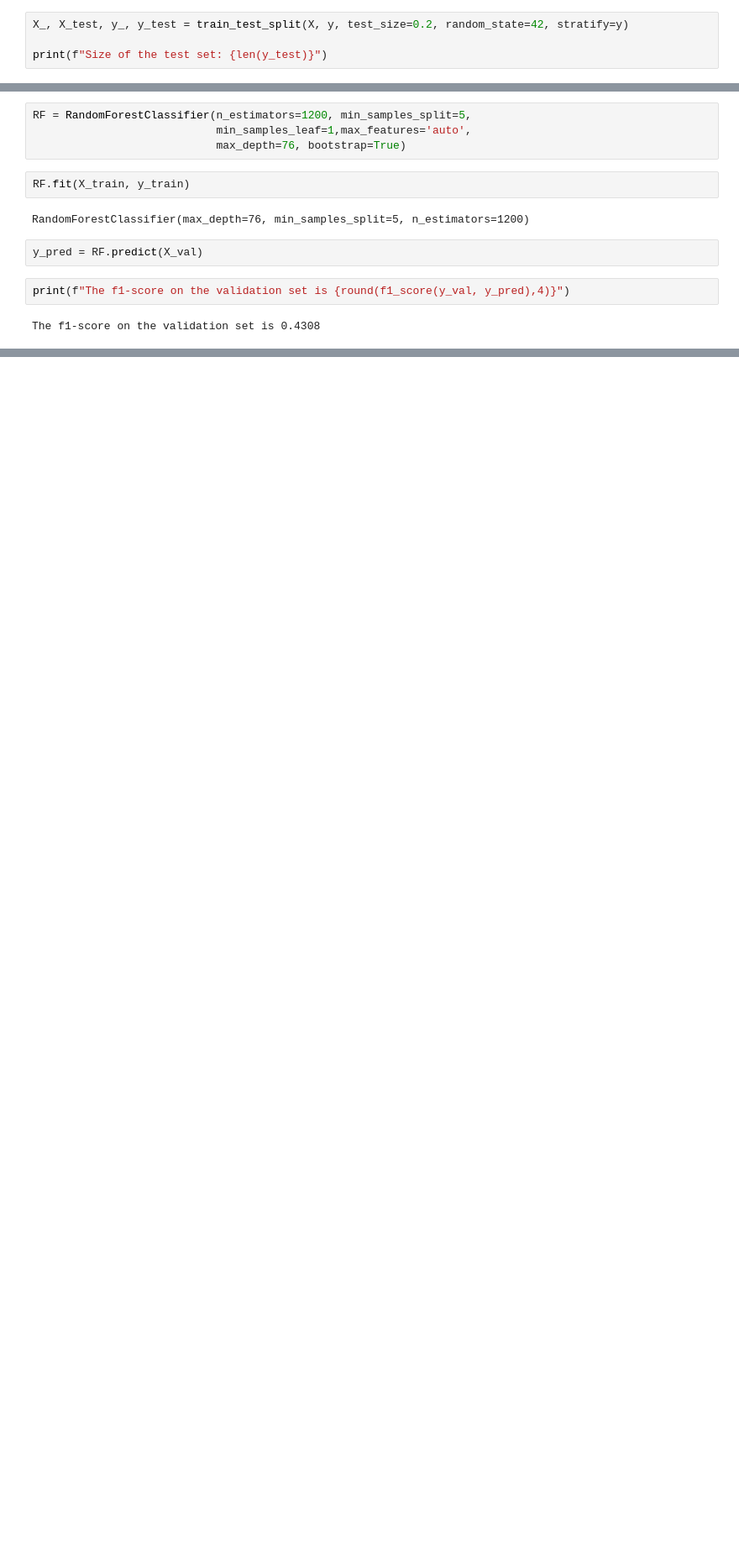
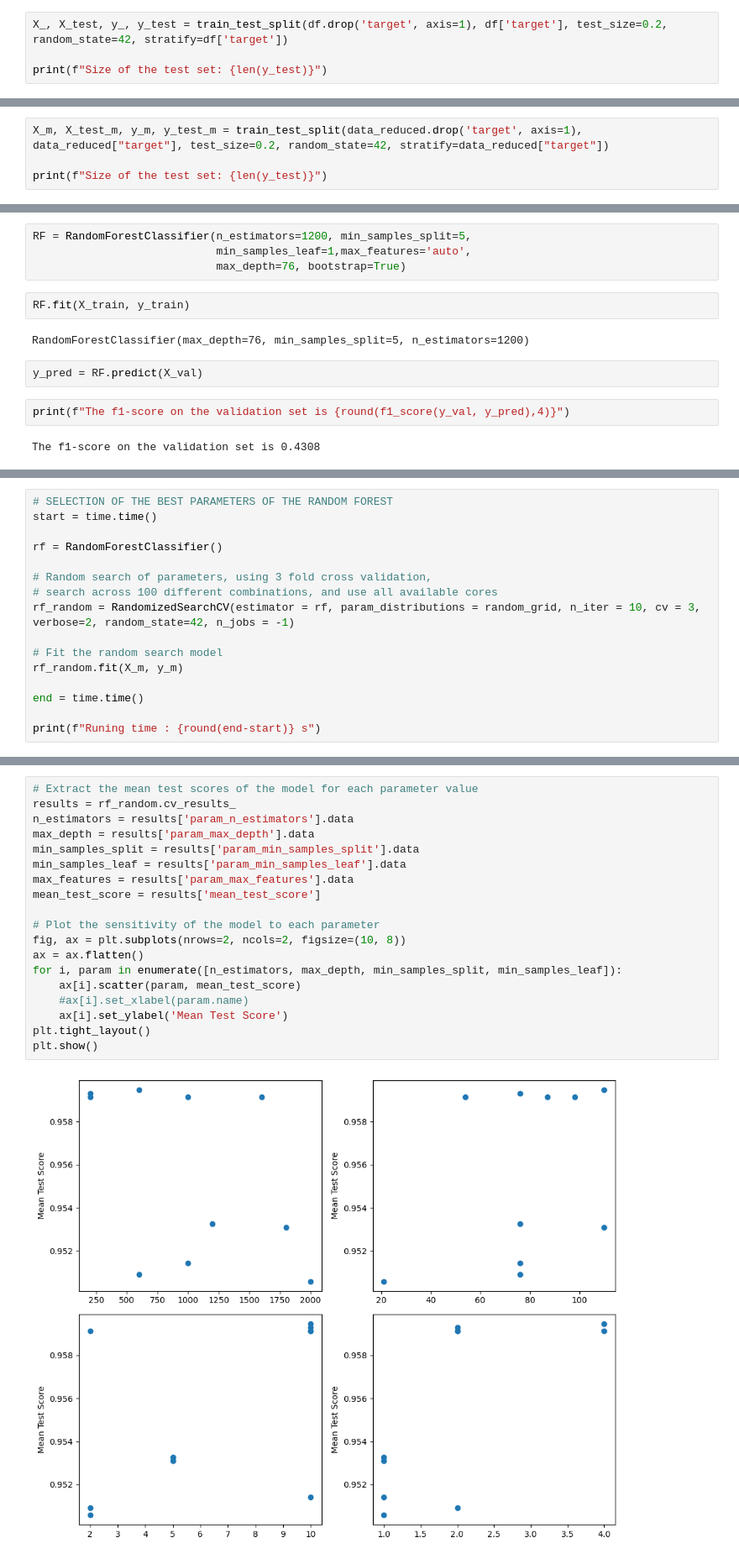
Before and after one commit to Anouar7768/MLNS_molecule_toxicity_detection, a Jupyter notebook: notebooks/Model.ipynb, the cells around one changed output, grey strips where cells are left out. Shown: that part at 84% size. Saved outputs shown, nothing was run; the diff lists cells and outputs as text; blank space fills up the shorter version.

```diff
--- a/notebooks/Model.ipynb
+++ b/notebooks/Model.ipynb
@@ -64,5 +167,5 @@ But first, let's split ou dataset into train and test sets :
 # %%
-X_, X_test, y_, y_test = train_test_split(X, y, test_size=0.2, random_state=42, stratify=y)
+X_, X_test, y_, y_test = train_test_split(df.drop('target', axis=1), df['target'], test_size=0.2, random_state=42, stratify=df['target'])
 
 print(f"Size of the test set: {len(y_test)}")
 # %% [output]
@@ -103,0 +209,4 @@ We will then focus on this metric for what follows !
+# %%
+X_m, X_test_m, y_m, y_test_m = train_test_split(data_reduced.drop('target', axis=1), data_reduced["target"], test_size=0.2, random_state=42, stratify=data_reduced["target"])
+
+print(f"Size of the test set: {len(y_test)}")
@@ -229,0 +371,16 @@ The f1-score on the validation set is 0.4308
+# %%
+# SELECTION OF THE BEST PARAMETERS OF THE RANDOM FOREST
+start = time.time()
+
+rf = RandomForestClassifier()
+
+# Random search of parameters, using 3 fold cross validation,
+# search across 100 different combinations, and use all available cores
+rf_random = RandomizedSearchCV(estimator = rf, param_distributions = random_grid, n_iter = 10, cv = 3, verbose=2, random_state=42, n_jobs = -1)
+
+# Fit the random search model
+rf_random.fit(X_m, y_m)
+
+end = time.time()
+
+print(f"Runing time : {round(end-start)} s")
@@ -229,0 +390,21 @@ The f1-score on the validation set is 0.4308
+# %%
+# Extract the mean test scores of the model for each parameter value
+results = rf_random.cv_results_
+n_estimators = results['param_n_estimators'].data
+max_depth = results['param_max_depth'].data
+min_samples_split = results['param_min_samples_split'].data
+min_samples_leaf = results['param_min_samples_leaf'].data
+max_features = results['param_max_features'].data
+mean_test_score = results['mean_test_score']
+
+# Plot the sensitivity of the model to each parameter
+fig, ax = plt.subplots(nrows=2, ncols=2, figsize=(10, 8))
+ax = ax.flatten()
+for i, param in enumerate([n_estimators, max_depth, min_samples_split, min_samples_leaf]):
+    ax[i].scatter(param, mean_test_score)
+    #ax[i].set_xlabel(param.name)
+    ax[i].set_ylabel('Mean Test Score')
+plt.tight_layout()
+plt.show()
+# %% [output]
+[figure, added]
```
Also changed, not shown: parts of 32 cells of this notebook.
